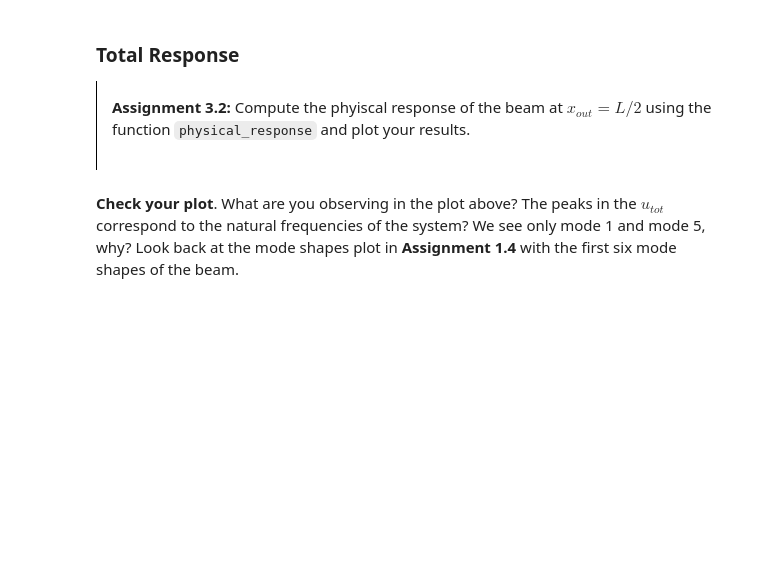
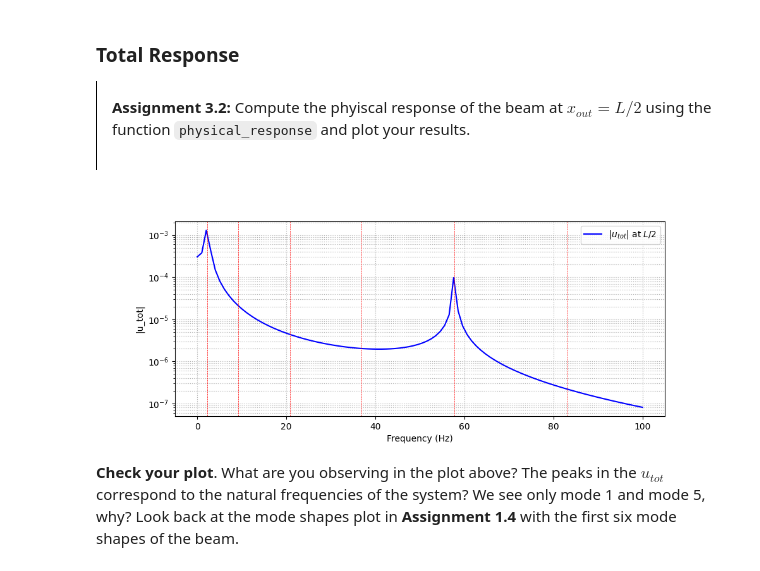
Before and after one commit to TAHA7485/MV2627_Exercises, a Jupyter notebook: Session5_Continuous_systems/session5.ipynb, the cells around one changed output. Cells and saved outputs as stored; diff of their text form; code cells hidden in the pictures; blank space fills up the shorter version.

```diff
--- a/Session5_Continuous_systems/session5.ipynb
+++ b/Session5_Continuous_systems/session5.ipynb
@@ -503,7 +511,7 @@ def modal_response(F_n, mu_n, omega_n, xi_n, omega):
     z_n = []
 
     # YOUR CODE HERE
-    raise NotImplementedError()
+    z_n=F_n/mu_n/(omega_n**2-omega**2+2*xi_n*omega_n*omega*1j)
 
     return z_n
 # %% [markdown]
@@ -570,14 +583,19 @@ def physical_response(z_n, psi_n):
     Compute the physical response of the beam for a given mode.
 
     Arguments:
-    z_n (array) -- modal response for mode n
-    psi_n (array) -- mode shape for mode n
+    z_n (list of arrays) -- modal response for each mode n
+    psi_n (list of floats) -- mode shape value at x_out for each mode n
 
     Returns:
     u_n (array) -- physical response of the beam
     """
-    # YOUR CODE HERE
-    raise NotImplementedError()
+    # Initialisation avec le premier mode (indice 0)
+    u_n = z_n[0] * psi_n[0]
+
+    # On somme les modes restants de l'indice 1 à 5 (pour len(z_n) = 6)
+    for i in range(1, len(z_n)):
+        u_n += z_n[i] * psi_n[i]
+
     return u_n
 # %% [markdown]
 Lets test your implementation (Hidden Test)
@@ -590,17 +608,30 @@ x_outt = L/3
 
 **Assignment 3.2:** Compute the phyiscal response of the beam at $x_{out} = L/2$ using the function `physical_response` and plot your results.
 # %%
-x_out = None # position where the physical response is evaluated
-u_tot = None # total physical response
-# YOUR CODE HERE
-raise NotImplementedError()
+x_out = L/2  # position where the physical response is evaluated
+
+# 1. Évaluation des formes modales spécifiquement à la position de sortie x_out
+# range(1, 7) correspond aux modes 1 à 6
+psi_out = [modal_shape(L, x_out, n) for n in range(1, 7)]
+
+# 2. Calcul de la réponse physique totale en combinant z_n déjà calculé et psi_out
+u_tot = physical_response(z_n, psi_out)
+
+# 3. Création de la figure et tracé de la réponse physique en fréquence
+fig, ax = plt.subplots(figsize=(10, 4))
+ax.plot(omega / (2 * np.pi), np.abs(u_tot), label='$|u_{tot}|$ at $L/2$', color='blue')
+
+# Affichage des fréquences propres sous forme de lignes verticales
 for n in range(1, 7):
     ax.axvline(natural_pulsation(E, rho, L, I, A, n=n) / (2 * np.pi), color='red', linestyle='--', lw=0.5)
+
 ax.set_xlabel('Frequency (Hz)')
 ax.set_ylabel('|u_tot|')
 ax.set_yscale('log')
 ax.grid(which='both', linestyle=':')
-_  = ax.legend()
+_ = ax.legend()
+# %% [output]
+[figure, added]
 # %% [markdown]
 **Check your plot**.
 What are you observing in the plot above? The peaks in the $u_{tot}$ correspond to the natural frequencies of the system? We see only mode 1 and mode 5, why? Look back at the mode shapes plot in **Assignment 1.4** with the first six mode shapes of the beam.
```
Also changed, not shown: parts of 11 cells of this notebook.
